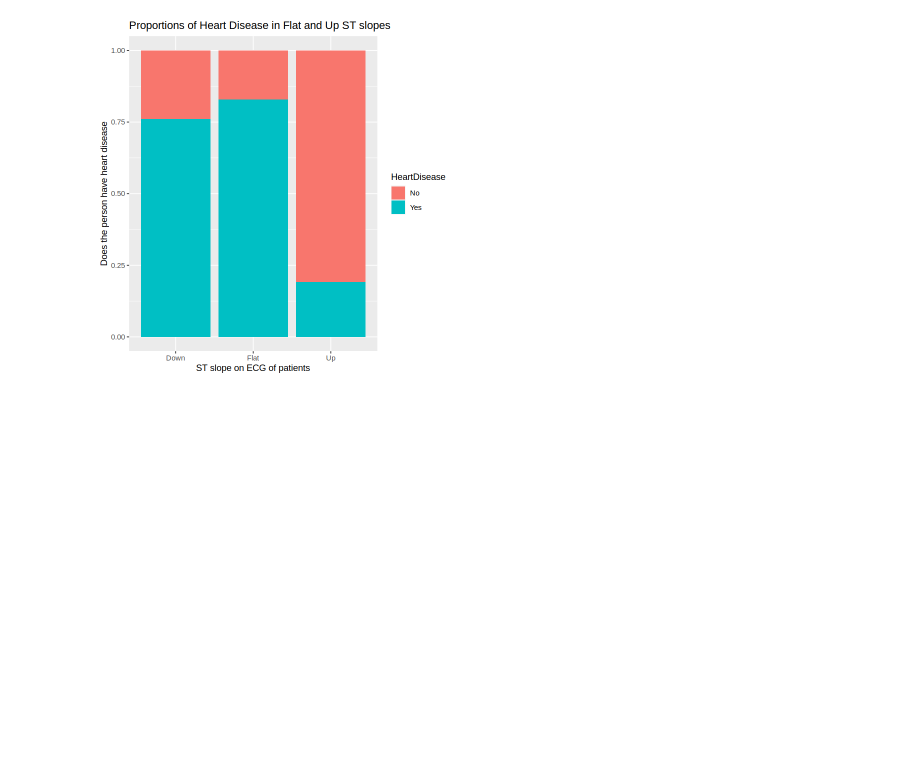
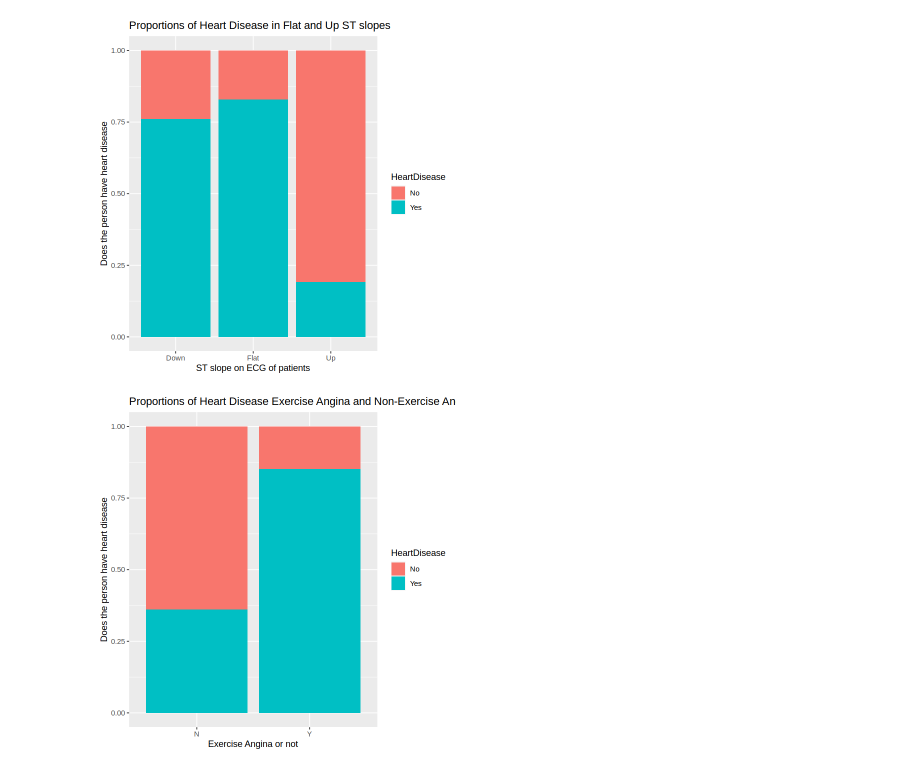
Before and after one commit to Muskandavee/PROPOSAL-, a Jupyter notebook: proposal.ipynb, the cells around one changed output. Cells and saved outputs as stored; diff of their text form; code cells hidden in the pictures; blank space fills up the shorter version.

Commit message:
Forgot to add exercise angina bar plot

```diff
--- a/proposal.ipynb
+++ b/proposal.ipynb
@@ -122,3 +123,15 @@ ggtitle("Proportions of Heart Disease in Flat and Up ST slopes")
 ST_Slope_plot
 # %% [output]
 [figure]
+# %%
+options(repr.plot.width = 6, repr.plot.height = 6)
+Exercise_Angina_plot<-heart_disease_train|>
+ggplot(aes(x=ExerciseAngina, fill=HeartDisease))+
+geom_bar(position="fill")+
+xlab("Exercise Angina or not")+
+ylab("Does the person have heart disease")+
+labs("Heart Disease")+
+ggtitle("Proportions of Heart Disease Exercise Angina and Non-Exercise Angina")
+Exercise_Angina_plot
+# %% [output]
+[figure, added]
```
Also changed, not shown: parts of 2 cells of this notebook.
